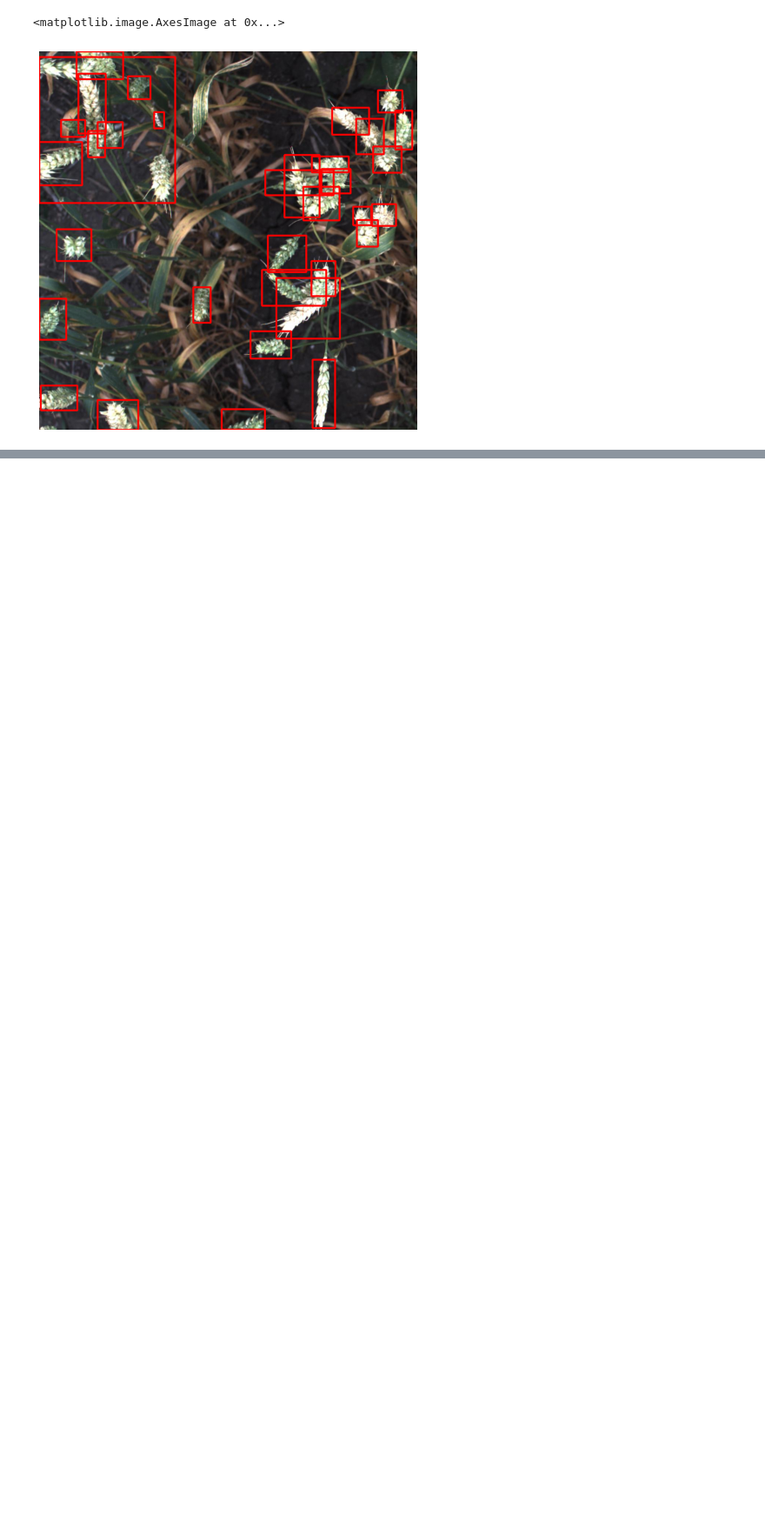
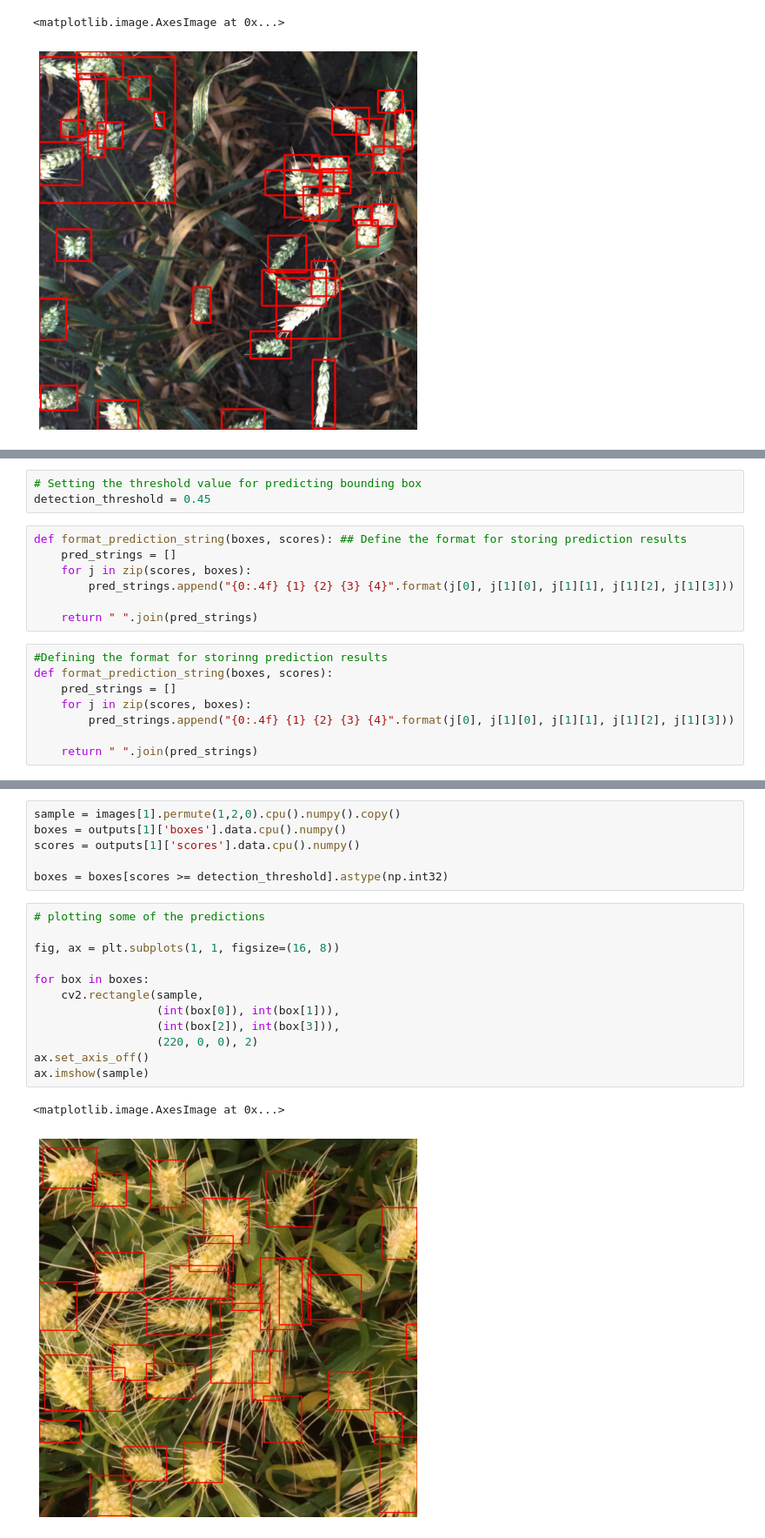
Before and after one commit to yashika-git/Wheat_Detection, a Jupyter notebook: wheat-detection.ipynb, the cells around one changed output, grey strips where cells are left out. Shown at 87% size. Drawn from its saved outputs; the diff is of its cells as text; blank space fills up the shorter version.

Commit message:
Kaggle Notebook | Wheat_detection | Version 8

```diff
--- a/wheat-detection.ipynb
+++ b/wheat-detection.ipynb
@@ -224,0 +309,18 @@ ax.imshow(sample)
+# %%
+# Setting the threshold value for predicting bounding box
+detection_threshold = 0.45
+# %%
+def format_prediction_string(boxes, scores): ## Define the format for storing prediction results
+    pred_strings = []
+    for j in zip(scores, boxes):
+        pred_strings.append("{0:.4f} {1} {2} {3} {4}".format(j[0], j[1][0], j[1][1], j[1][2], j[1][3]))
+
+    return " ".join(pred_strings)
+# %%
+#Defining the format for storinng prediction results
+def format_prediction_string(boxes, scores):
+    pred_strings = []
+    for j in zip(scores, boxes):
+        pred_strings.append("{0:.4f} {1} {2} {3} {4}".format(j[0], j[1][0], j[1][1], j[1][2], j[1][3]))
+
+    return " ".join(pred_strings)
@@ -224,0 +369,21 @@ ax.imshow(sample)
+# %%
+sample = images[1].permute(1,2,0).cpu().numpy().copy()
+boxes = outputs[1]['boxes'].data.cpu().numpy()
+scores = outputs[1]['scores'].data.cpu().numpy()
+
+boxes = boxes[scores >= detection_threshold].astype(np.int32)
+# %%
+# plotting some of the predictions
+
+fig, ax = plt.subplots(1, 1, figsize=(16, 8))
+
+for box in boxes:
+    cv2.rectangle(sample,
+                  (int(box[0]), int(box[1])),
+                  (int(box[2]), int(box[3])),
+                  (220, 0, 0), 2)
+ax.set_axis_off()
+ax.imshow(sample)
+# %% [output]
+<matplotlib.image.AxesImage at 0x...>
+[figure, added]
```
Also changed, not shown: parts of 8 cells of this notebook.
